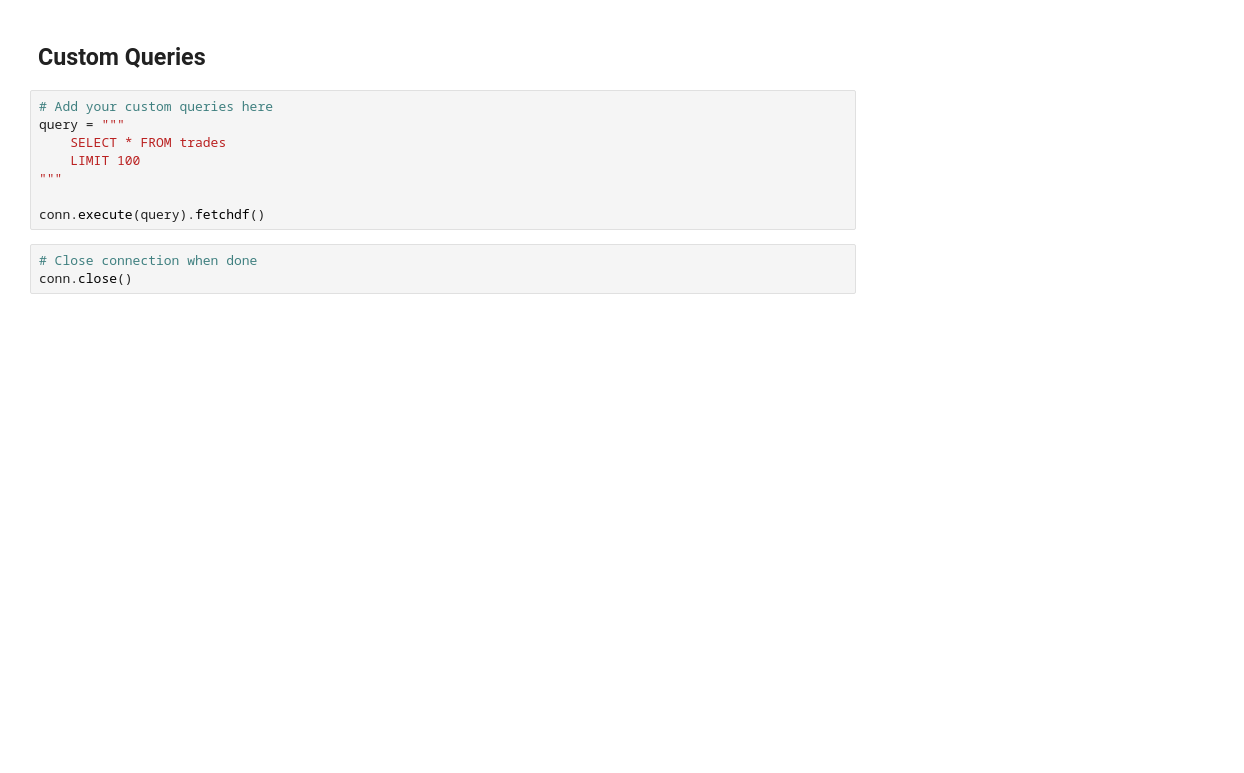
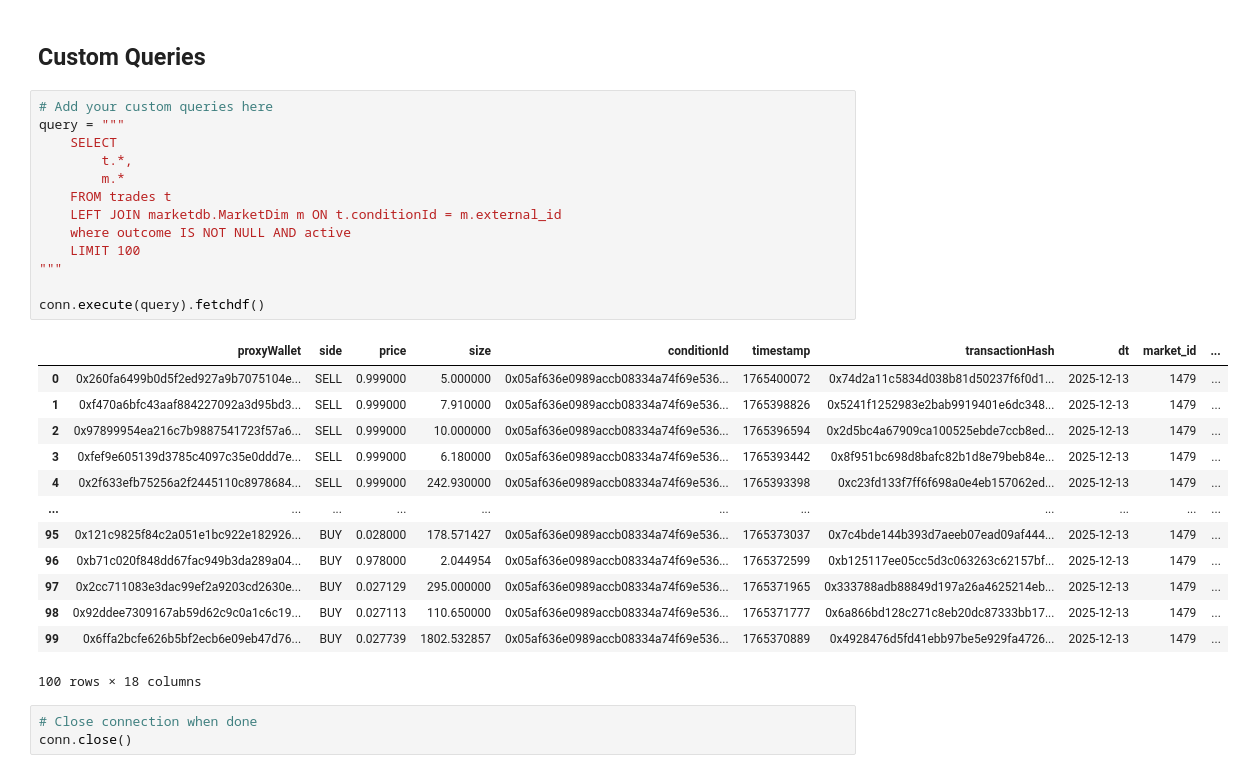
Before and after one commit to Nav1212/PolyMarketAnalytics, a Jupyter notebook: notebooks/explore_trades.ipynb, the cells around one changed output. Cells and saved outputs as stored; diff of their text form; blank space fills up the shorter version.

Commit message:
working on adding markets from clob

```diff
--- a/notebooks/explore_trades.ipynb
+++ b/notebooks/explore_trades.ipynb
@@ -54,11 +113,30 @@ conn.execute("""
 # %%
 # Add your custom queries here
 query = """
-    SELECT * FROM trades
+    SELECT
+        t.*,
+        m.*
+    FROM trades t
+    LEFT JOIN marketdb.MarketDim m ON t.conditionId = m.external_id
+    where outcome IS NOT NULL AND active
     LIMIT 100
 """
 
 conn.execute(query).fetchdf()
+# %% [output]
+|  | proxyWallet | side | price | size | conditionId | timestamp | transactionHash | dt | market_id | ... |
+| 0 | 0x260fa6499b0d5f2ed927a9b7075104e... | SELL | 0.999000 | 5.000000 | 0x05af636e0989accb08334a74f69e536... | 1765400072 | 0x74d2a11c5834d038b81d50237f6f0d1... | 2025-12-13 | 1479 | ... |
+| 1 | 0xf470a6bfc43aaf884227092a3d95bd3... | SELL | 0.999000 | 7.910000 | 0x05af636e0989accb08334a74f69e536... | 1765398826 | 0x5241f1252983e2bab9919401e6dc348... | 2025-12-13 | 1479 | ... |
+| 2 | 0x97899954ea216c7b9887541723f57a6... | SELL | 0.999000 | 10.000000 | 0x05af636e0989accb08334a74f69e536... | 1765396594 | 0x2d5bc4a67909ca100525ebde7ccb8ed... | 2025-12-13 | 1479 | ... |
+| 3 | 0xfef9e605139d3785c4097c35e0ddd7e... | SELL | 0.999000 | 6.180000 | 0x05af636e0989accb08334a74f69e536... | 1765393442 | 0x8f951bc698d8bafc82b1d8e79beb84e... | 2025-12-13 | 1479 | ... |
+| 4 | 0x2f633efb75256a2f2445110c8978684... | SELL | 0.999000 | 242.930000 | 0x05af636e0989accb08334a74f69e536... | 1765393398 | 0xc23fd133f7ff6f698a0e4eb157062ed... | 2025-12-13 | 1479 | ... |
+| ... | ... | ... | ... | ... | ... | ... | ... | ... | ... | ... |
+| 95 | 0x121c9825f84c2a051e1bc922e182926... | BUY | 0.028000 | 178.571427 | 0x05af636e0989accb08334a74f69e536... | 1765373037 | 0x7c4bde144b393d7aeeb07ead09af444... | 2025-12-13 | 1479 | ... |
+| 96 | 0xb71c020f848dd67fac949b3da289a04... | BUY | 0.978000 | 2.044954 | 0x05af636e0989accb08334a74f69e536... | 1765372599 | 0xb125117ee05cc5d3c063263c62157bf... | 2025-12-13 | 1479 | ... |
+| 97 | 0x2cc711083e3dac99ef2a9203cd2630e... | BUY | 0.027129 | 295.000000 | 0x05af636e0989accb08334a74f69e536... | 1765371965 | 0x333788adb88849d197a26a4625214eb... | 2025-12-13 | 1479 | ... |
+| 98 | 0x92ddee7309167ab59d62c9c0a1c6c19... | BUY | 0.027113 | 110.650000 | 0x05af636e0989accb08334a74f69e536... | 1765371777 | 0x6a866bd128c271c8eb20dc87333bb17... | 2025-12-13 | 1479 | ... |
+| 99 | 0x6ffa2bcfe626b5bf2ecb6e09eb47d76... | BUY | 0.027739 | 1802.532857 | 0x05af636e0989accb08334a74f69e536... | 1765370889 | 0x4928476d5fd41ebb97be5e929fa4726... | 2025-12-13 | 1479 | ... |
+100 rows × 18 columns
 # %%
 # Close connection when done
 conn.close()
```
Also changed, not shown: parts of 8 cells of this notebook, 4 other files.
